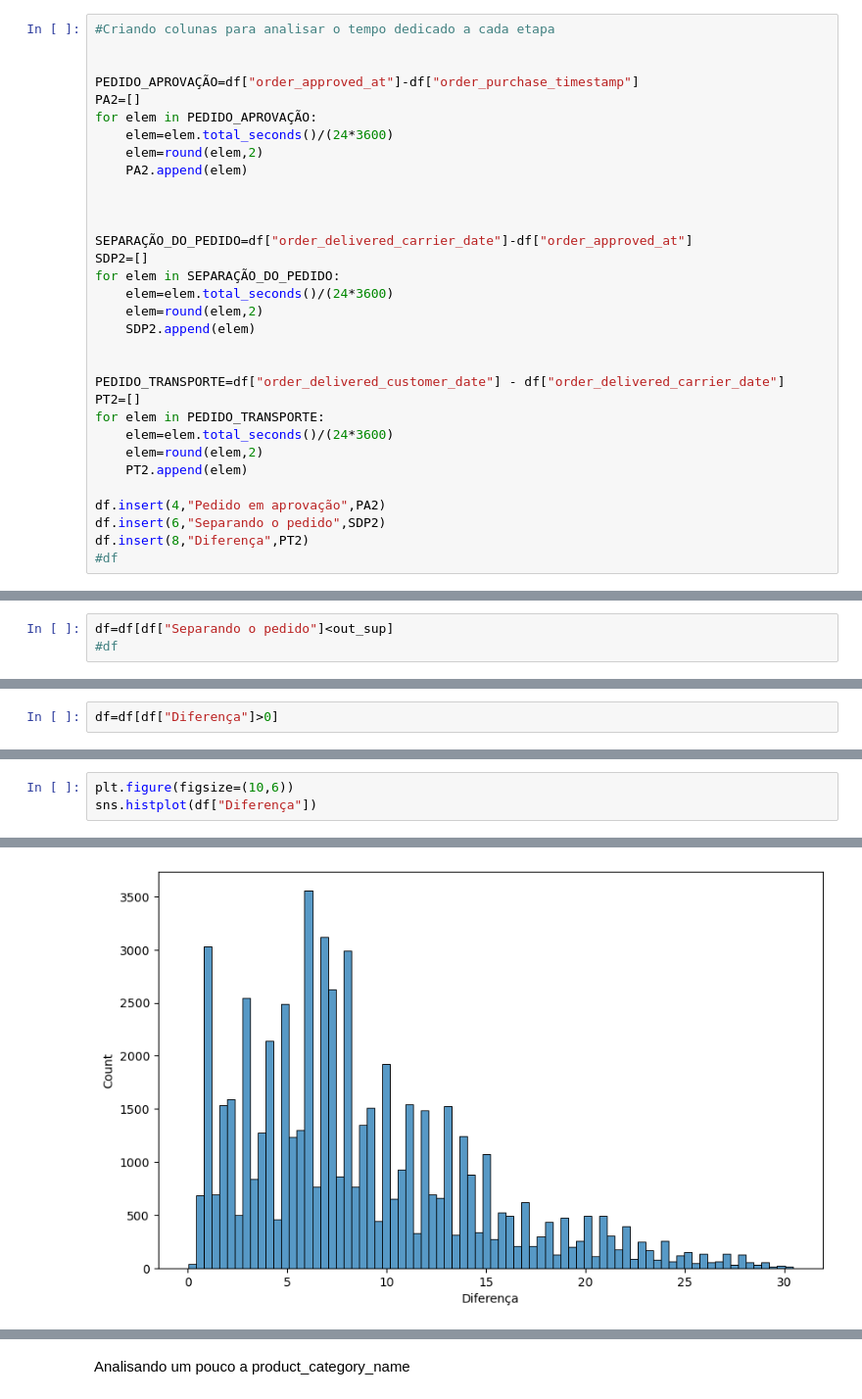
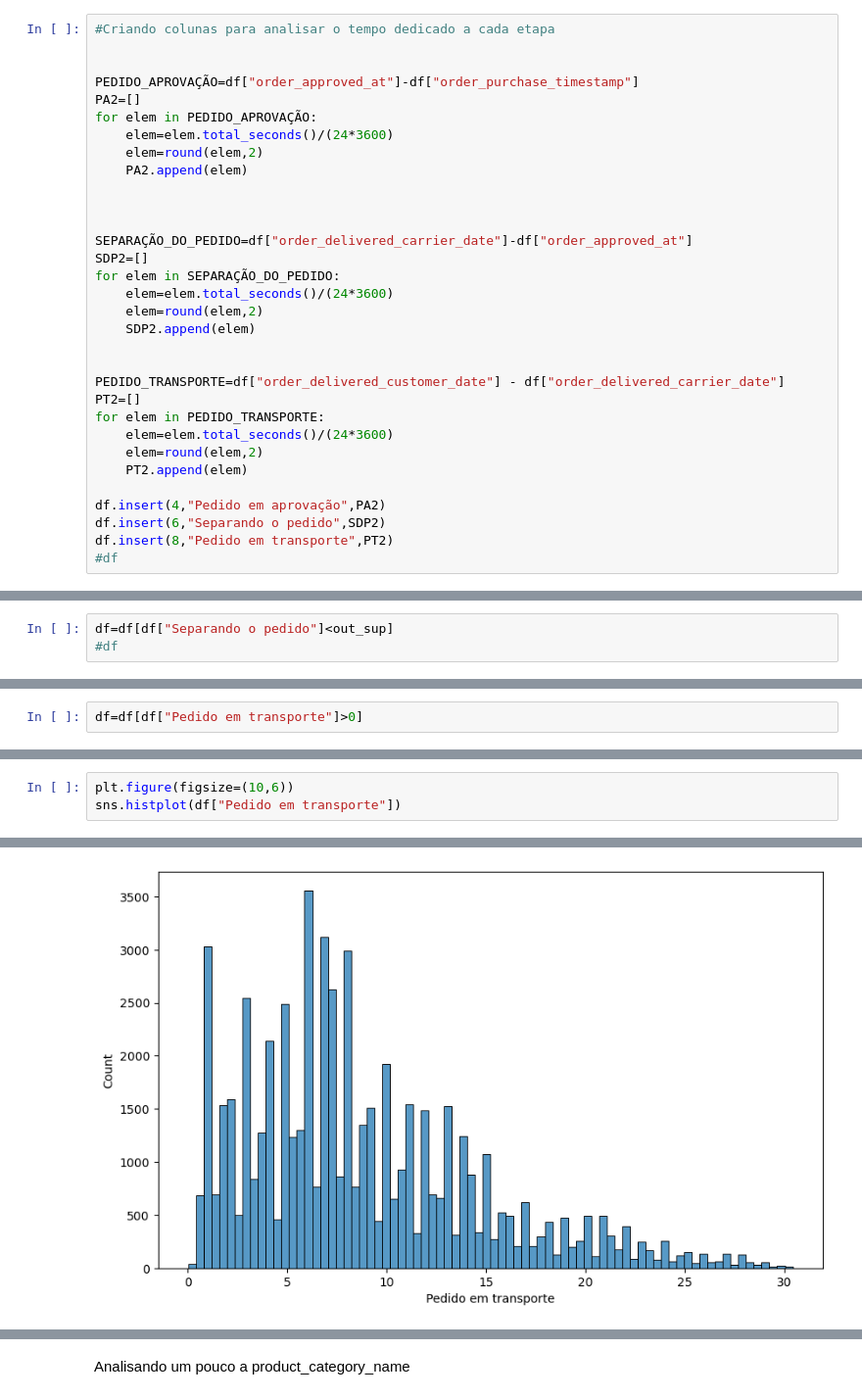
Before and after one commit to mateusono1/De-Company, a Jupyter notebook: limpeza.ipynb, the cells around one changed output, grey strips where cells are left out. Shown at 98% size. Saved outputs shown, nothing was run; the diff lists cells and outputs as text.

```diff
--- a/limpeza.ipynb
+++ b/limpeza.ipynb
@@ -81,7 +81,7 @@ for elem in PEDIDO_TRANSPORTE:
 
 df.insert(4,"Pedido em aprovação",PA2)
 df.insert(6,"Separando o pedido",SDP2)
-df.insert(8,"Diferença",PT2)
+df.insert(8,"Pedido em transporte",PT2)
 #df
 # %% [markdown]
 Analisando um pouco a distribuição de delivery_time
@@ -205,3 +205,3 @@ Name: Diferença, dtype: float64
 # %%
-df=df[df["Diferença"]>0]
+df=df[df["Pedido em transporte"]>0]
 # %%
@@ -211,5 +211,5 @@ print(out_inf,out_sup)
 -7.000000000000002 23.480000000000004
 # %%
 plt.figure(figsize=(10,6))
-sns.histplot(df["Diferença"])
+sns.histplot(df["Pedido em transporte"])
 # %% [output]
@@ -217,2 +217,2 @@ sns.histplot(df["Diferença"])
-[figure, old version]
+[figure, new version]
 # %%
```
Also changed, not shown: parts of 5 cells of this notebook, 1 other file.
